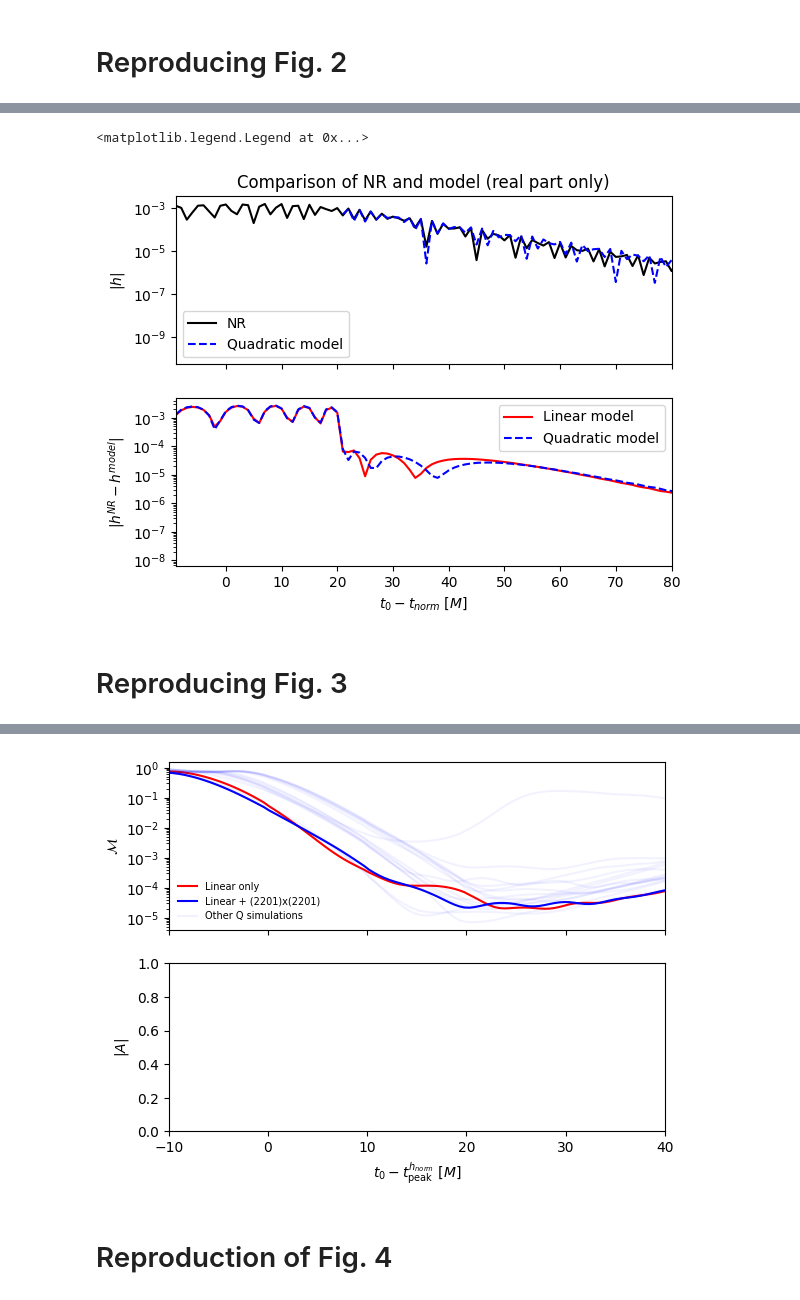
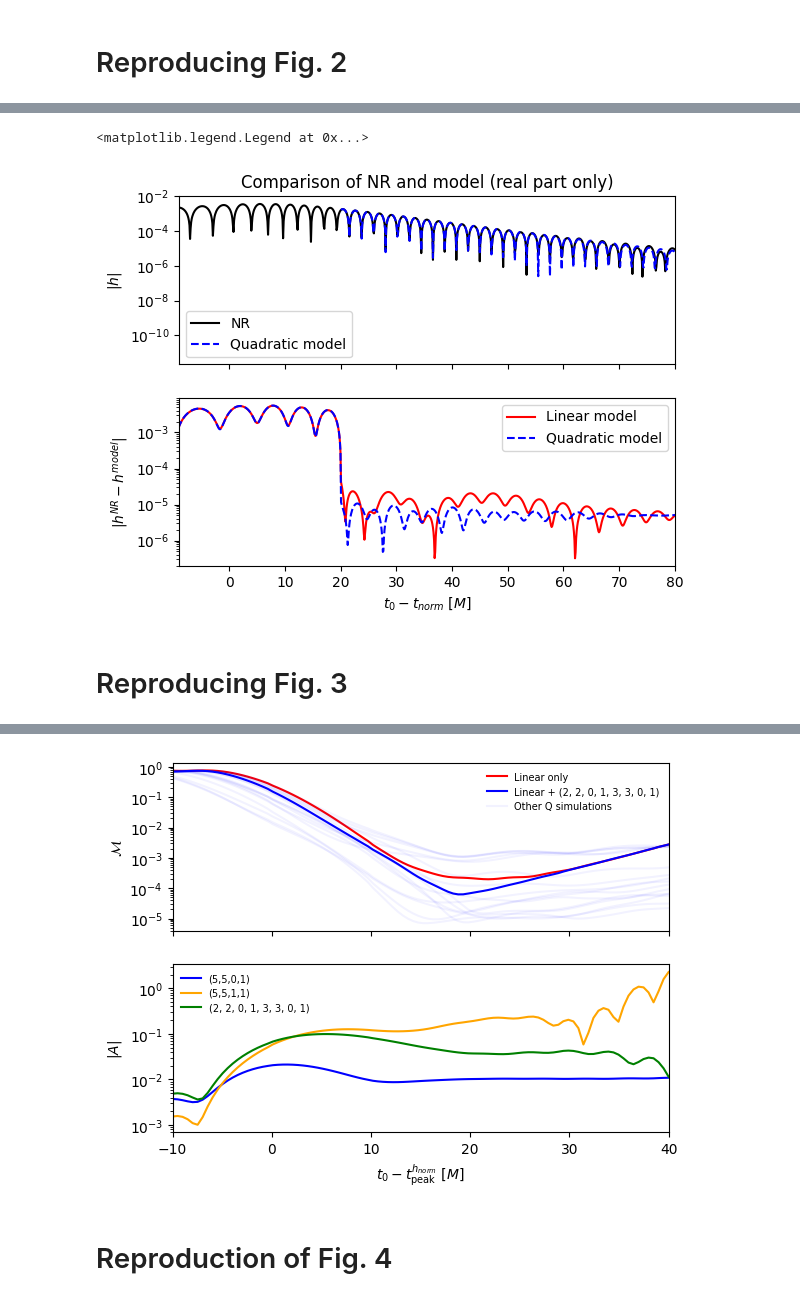
Before and after one commit to Richardvnd/quadratic_qnm, a Jupyter notebook: quadratic_mitman_other_modes.ipynb, the cells around one changed output, grey strips where cells are left out. Saved outputs shown, nothing was run; the diff lists cells and outputs as text; code cells hidden in the pictures.

```diff
--- a/quadratic_mitman_other_modes.ipynb
+++ b/quadratic_mitman_other_modes.ipynb
@@ -83,0 +122,19 @@ lp,mp,nprime,pp,lpp,mpp,npp,ppp = quadratic_mode
+# %%
+quadratic_mode = (2,2,0,1,3,3,0,1)
+spherical_mode = (5,5)
+t0 = 20
+sim = CCE_sim305
+#CCE_sim12
+
+l,m = spherical_mode
+lp,mp,nprime,pp,lpp,mpp,npp,ppp = quadratic_mode
+
+fig, ax = plt.subplots(figsize=(30,5))
+
+for mode in sim.h.keys():
+    if mode[0] < 7:
+        plt.bar(str(mode), abs(sim.h[mode]).max())
+
+#plt.plot(sim.times, sim.h[l,m].real)
+#plt.plot(sim.times, sim.h[l,m].imag)
+#plt.xlim(0,100)
@@ -93,7 +152,7 @@ amp_array = np.zeros((5, len(start_times), len(sims)))
 # Define the linear models to compare to the quadratic model
 
 model_l1 = [(lp,mp,n_i,1) for n_i in range(1+1)]
-model_l2 = [(lpp,mpp,n_i,1) for n_i in range(2+1)]
+model_l2 = [(lpp,mpp,n_i,1) for n_i in range(1+1)]
 
 model_l3 = [(l,m,n_i,1) for n_i in range(2+1)]
 model_q = [(l,m,n_i,1) for n_i in range(1+1)] + [quadratic_mode]
@@ -142,7 +201,7 @@ for j, t_start in enumerate(start_times):
             t0=t_start,
         )
 
-        amp_array[1][j][i] = abs(best_fit_l2['C'][l2_amp_index]*np.exp(-decay_time_3*t_start))
+        amp_array[1][j][i] = abs(best_fit_l3['C'][l3_amp_index]*np.exp(-decay_time_3*t_start))
 
         best_fit_q = qnmfits.ringdown_fit(
             s.times,
@@ -232,8 +291,2 @@ plt.tight_layout()
 # %% [markdown]
 # Reproducing Fig. 2
-# %%
-sim = CCE_sim9
-
-plt.plot(sim.times, sim.h[l,m].real)
-plt.plot(sim.times, sim.h[l,m].imag)
-plt.xlim(0,100)
@@ -285,7 +335,7 @@ ax[1].set_yscale('log')
 ax[1].legend()
 # %% [output]
 <matplotlib.legend.Legend at 0x...>
-[figure, old version]
+[figure, new version]
 # %% [markdown]
 # Reproducing Fig. 3
 # %%
@@ -297,7 +347,7 @@ q2_amp_index = model_q.index((l,m,1,1))
 q3_amp_index = model_q.index(quadratic_mode)
 
 mode_list = [model_l3, model_q]
-mode_list_names = ['Linear only', 'Linear + (2201)x(2201)']
+mode_list_names = ['Linear only', f'Linear + {quadratic_mode}']
 mode_colours = ['r', 'b']
 
 # Generate main two lines of plots
@@ -309,7 +359,7 @@ for i, modes in enumerate(mode_list):
 
     quad_bool = False
 
-    if mode_list_names[i] == 'Linear + {(2201)x(2201)}':
+    if mode_list_names[i] == f'Linear + {quadratic_mode}':
         quad_bool = True
         amplitudes = []
         amplitudes1 = []
@@ -386,4 +435,4 @@ WARNING:matplotlib.legend:No artists with labels found to put in legend.  Note t
-[figure, old version]
+[figure, new version]
 # %% [markdown]
 # Reproduction of Fig. 4
 # %%
```
Also changed, not shown: parts of 10 cells of this notebook.
